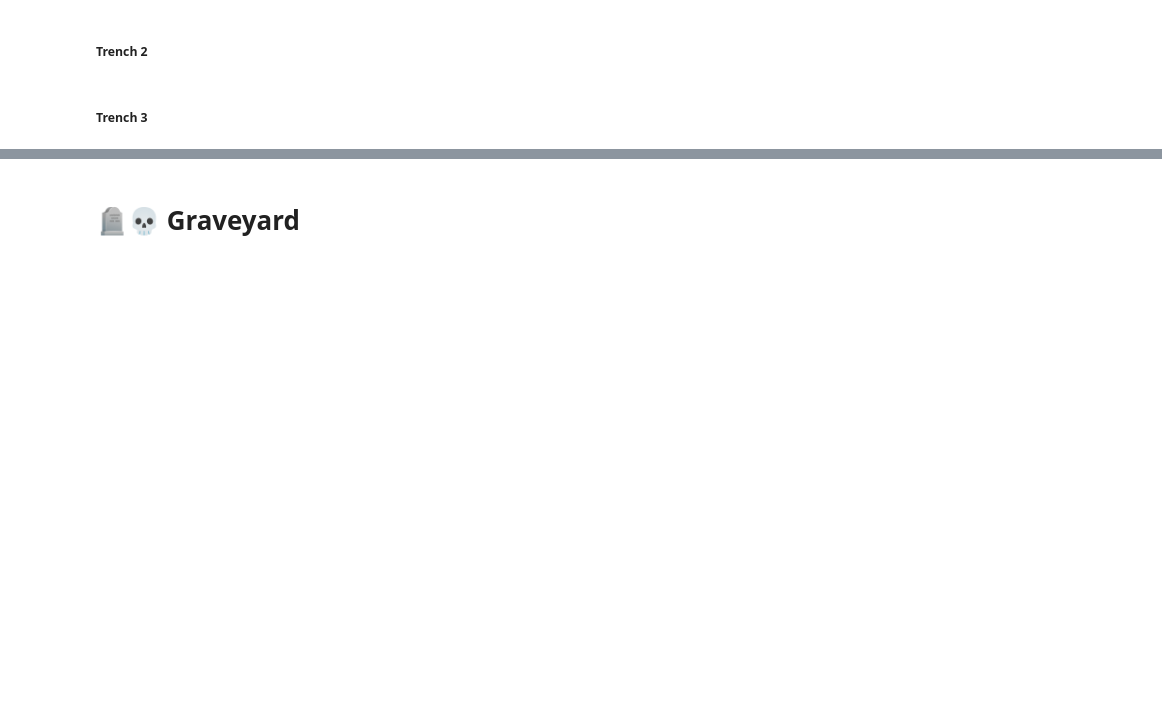
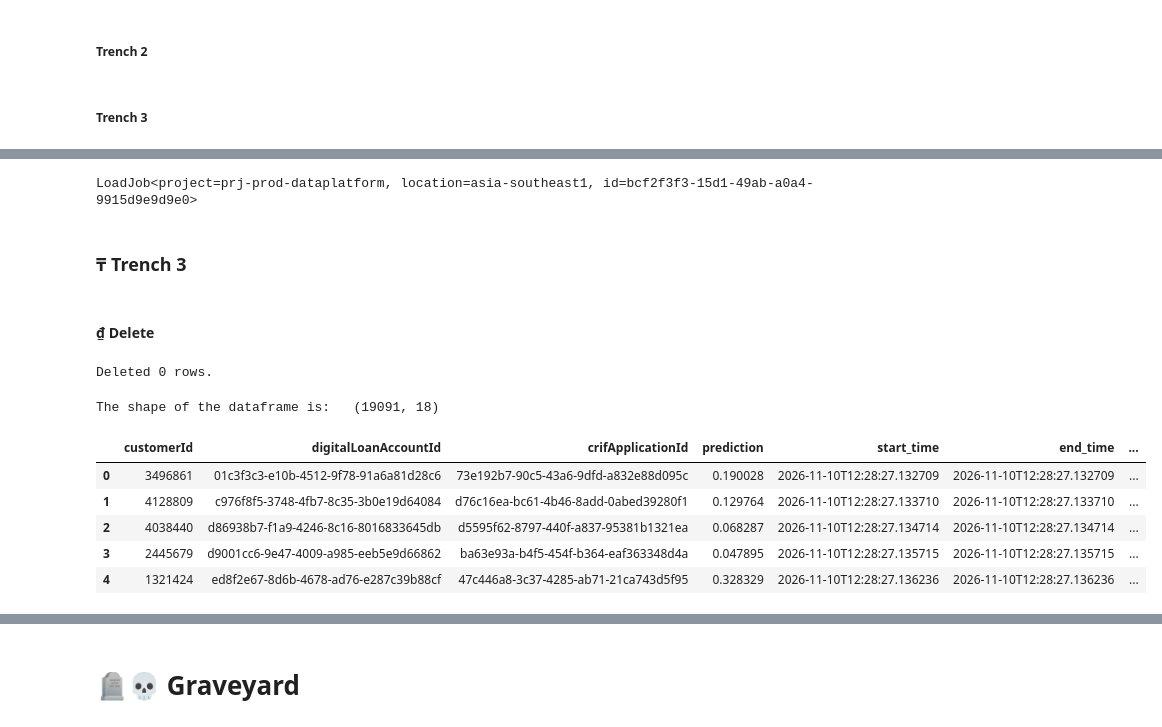
Before and after one commit to dchakroborti-tonik/Gini_Monitoring, a Jupyter notebook: Gini_Training_Data_Preparation/psi_training_20260915_v2.ipynb, the cells around one changed output, grey strips where cells are left out. Drawn from its saved outputs; the diff is of its cells as text; code cells hidden in the pictures; blank space fills up the shorter version.

```diff
--- a/Gini_Training_Data_Preparation/psi_training_20260915_v2.ipynb
+++ b/Gini_Training_Data_Preparation/psi_training_20260915_v2.ipynb
@@ -1368,0 +1542,75 @@ job.result()
+# %%
+# Upload to BigQuery
+job_config = bigquery.LoadJobConfig(
+    write_disposition="WRITE_APPEND",  # or "WRITE_APPEND"
+)
+job = client.load_table_from_dataframe(dfd, table_id, job_config=job_config)
+job.result()
+# %% [output]
+LoadJob<project=prj-prod-dataplatform, location=asia-southeast1, id=bcf2f3f3-15d1-49ab-a0a4-9915d9e9d9e0>
+# %% [markdown]
+### ₸ Trench 3
+# %% [markdown]
+#### ₫ Delete
+# %%
+sq = """
+DELETE FROM `prj-prod-dataplatform.dap_ds_poweruser_playground.ml_training_model_run_details_20260116`
+WHERE modelDisplayName = 'Alpha-Cash-Stack-Model'
+  AND modelVersionId = 'v2'
+  AND trenchCategory = 'Trench 3';
+"""
+
+query_job = client.query(sq)
+query_job.result()
+
+print(f"Deleted {query_job.num_dml_affected_rows} rows.")
+# %% [output]
+Deleted 0 rows.
+# %%
+sq = """
+SELECT
+  r.`customerId` as customer_id,
+  r.`digitalLoanAccountId`,
+  r.`ln_appln_submit_datetime` application_date,
+  r.`ln_loan_type`,
+  r.`ln_loan_level_user_type`,
+  r.`trench_category`,
+  r.`ln_os_type` as osType,
+  r.`is_android`,
+  r.`cb_demo_score` as demo_score,
+  r.`apps_score` as app_score,
+  r.`device_score` as device_score,
+  r.`c_credo_score` as credo_score,
+  r.`cb_event_score` as event_score,
+  r.`trx_score` as trx_score,
+  r.`telco_score` as telco_score,
+  r.`ca_cic_score` as cic_score,
+  r.`cash_alpha_stack_score`,
+  case when date(ln_appln_submit_datetime) >= '2026-01-01' and date(ln_appln_submit_datetime) <= '2026-04-30' then 'Dev_Train'
+           when date(ln_appln_submit_datetime) > '2026-04-30' and  date(ln_appln_submit_datetime) < '2026-10-30'then 'Dev_Test'
+           when date(ln_appln_submit_datetime) < '2026-01-01' then 'Pre_Train'
+           end Data_selection
+FROM
+  `prj-prod-dataplatform.worktable_data_analysis.cash_alpha_v2_combo_1_full_lr_applied_backscore_20260101_20261027` r
+where r.cash_alpha_stack_score is not null
+and trench_category = 'Trench 3'
+and date(r.ln_appln_submit_datetime) < '2026-10-30'
+;
+"""
+
+data = client.query(sq).to_dataframe(progress_bar_type='tqdm')
+print(f"The shape of the dataframe is:\t {data.shape}")
+# %% [output]
+The shape of the dataframe is:   (19091, 18)
+# %%
+feature_column = ['demo_score','app_score', 'device_score', 'credo_score', 'event_score', 'trx_score', 'telco_score', 'cic_score', 'cash_alpha_stack_score']
+
+dfd = transform_datav2(data, feature_column, a='cash_alpha_stack_score', modelDisplayName='Alpha-Cash-Stack-Model', tc='Trench 3', subscription_name = 'Cash Stack v2 Models')
+dfd.head()
+# %% [output]
+|  | customerId | digitalLoanAccountId | crifApplicationId | prediction | start_time | end_time | ... |
+| 0 | 3496861 | 01c3f3c3-e10b-4512-9f78-91a6a81d28c6 | 73e192b7-90c5-43a6-9dfd-a832e88d095c | 0.190028 | 2026-11-10T12:28:27.132709 | 2026-11-10T12:28:27.132709 | ... |
+| 1 | 4128809 | c976f8f5-3748-4fb7-8c35-3b0e19d64084 | d76c16ea-bc61-4b46-8add-0abed39280f1 | 0.129764 | 2026-11-10T12:28:27.133710 | 2026-11-10T12:28:27.133710 | ... |
+| 2 | 4038440 | d86938b7-f1a9-4246-8c16-8016833645db | d5595f62-8797-440f-a837-95381b1321ea | 0.068287 | 2026-11-10T12:28:27.134714 | 2026-11-10T12:28:27.134714 | ... |
+| 3 | 2445679 | d9001cc6-9e47-4009-a985-eeb5e9d66862 | ba63e93a-b4f5-454f-b364-eaf363348d4a | 0.047895 | 2026-11-10T12:28:27.135715 | 2026-11-10T12:28:27.135715 | ... |
+| 4 | 1321424 | ed8f2e67-8d6b-4678-ad76-e287c39b88cf | 47c446a8-3c37-4285-ab71-21ca743d5f95 | 0.328329 | 2026-11-10T12:28:27.136236 | 2026-11-10T12:28:27.136236 | ... |
```
Also changed, not shown: parts of 39 cells of this notebook, 5 other files.
